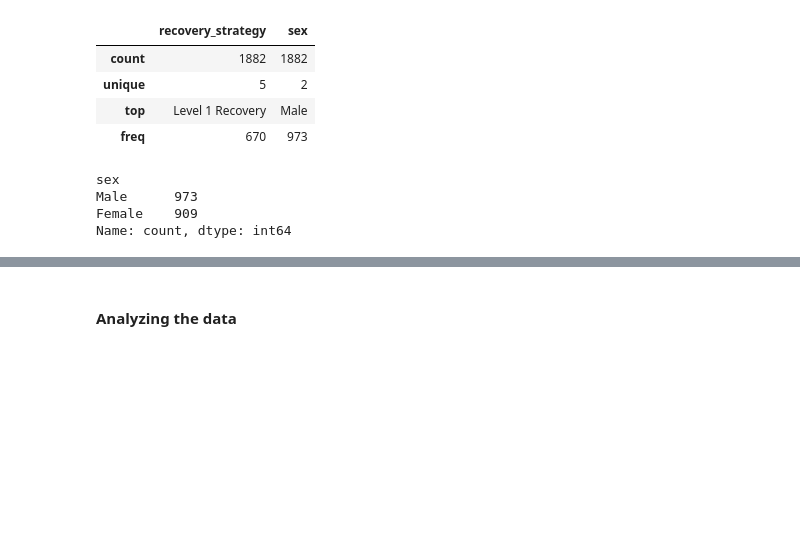
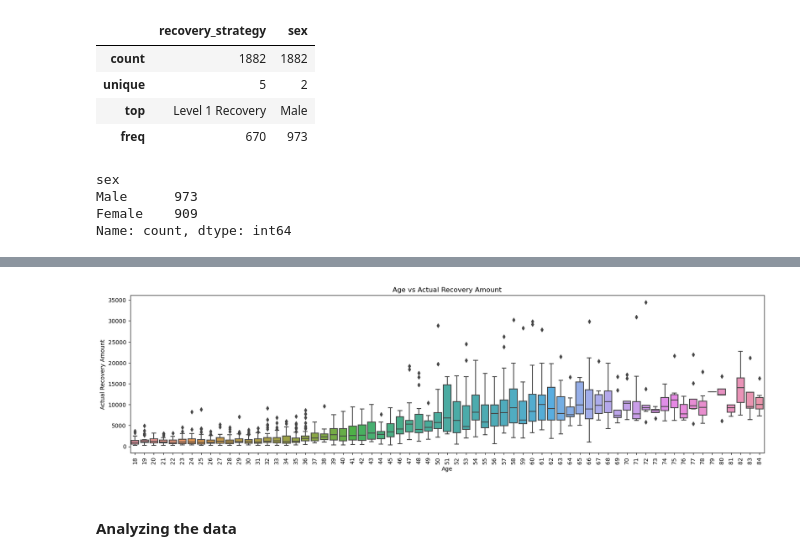
Before and after one commit to Technocolabs100/Regression-Discontinuity-Analysis-on-Bank-Debits, a Jupyter notebook: Debt Recovery - Regression Discontinuity Analysis.ipynb, the cells around one changed output, grey strips where cells are left out. Saved outputs shown, nothing was run; the diff lists cells and outputs as text; code cells hidden in the pictures; blank space fills up the shorter version.

```diff
--- a/Debt Recovery - Regression Discontinuity Analysis.ipynb
+++ b/Debt Recovery - Regression Discontinuity Analysis.ipynb
@@ -117,2 +139,13 @@ df.head()
+# %%
+#Box plot for Age vs Actual Recovery Amount
+plt.figure(figsize=(20,5))
+sns.boxplot(x='age', y='actual_recovery_amount', data=df)
+plt.title('Age vs Actual Recovery Amount')
+plt.xlabel('Age')
+plt.ylabel('Actual Recovery Amount')
+plt.xticks(rotation=90)
+plt.show()
+# %% [output]
+[figure, added]
 # %% [markdown]
 #### Analyzing the data
```
Also changed, not shown: parts of 9 cells of this notebook.
